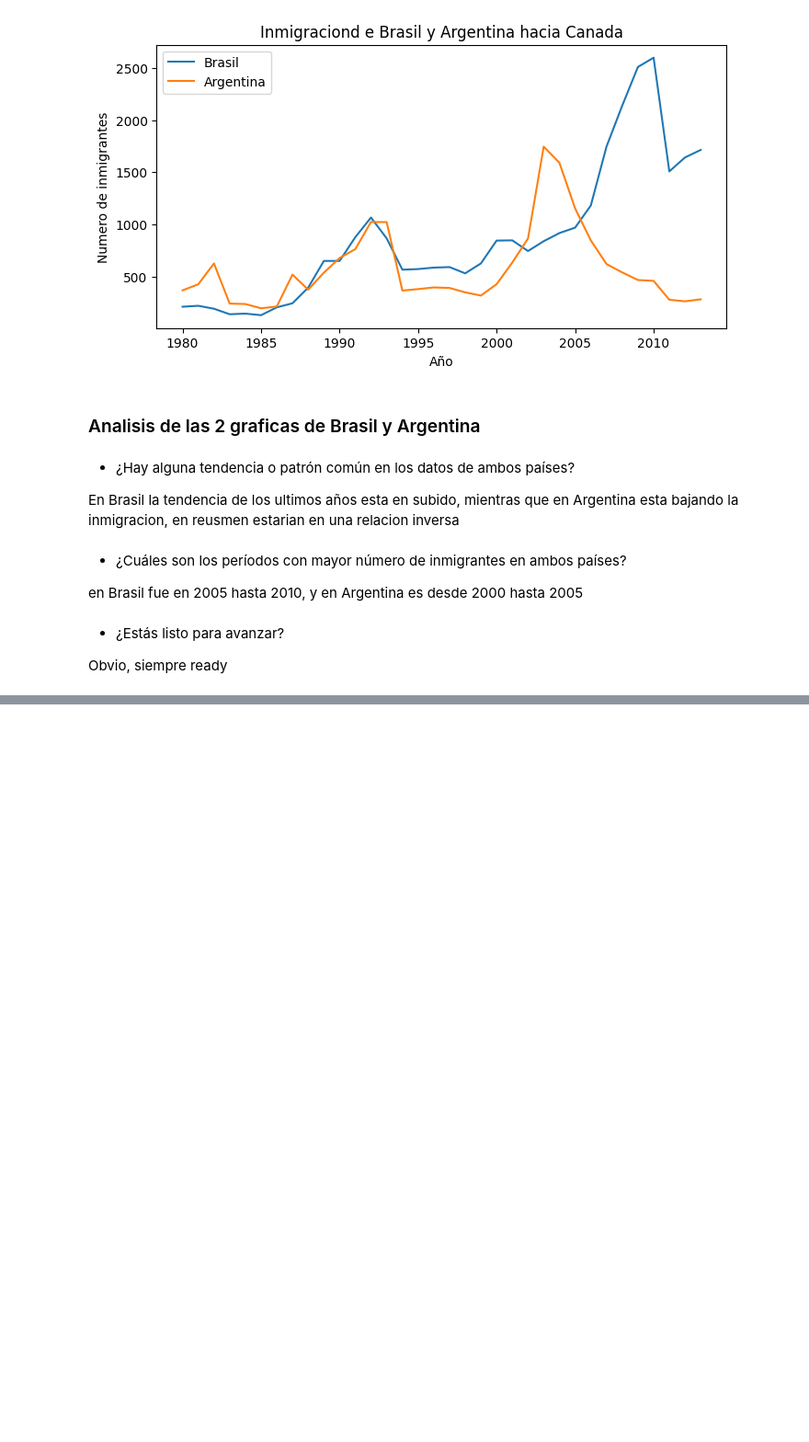
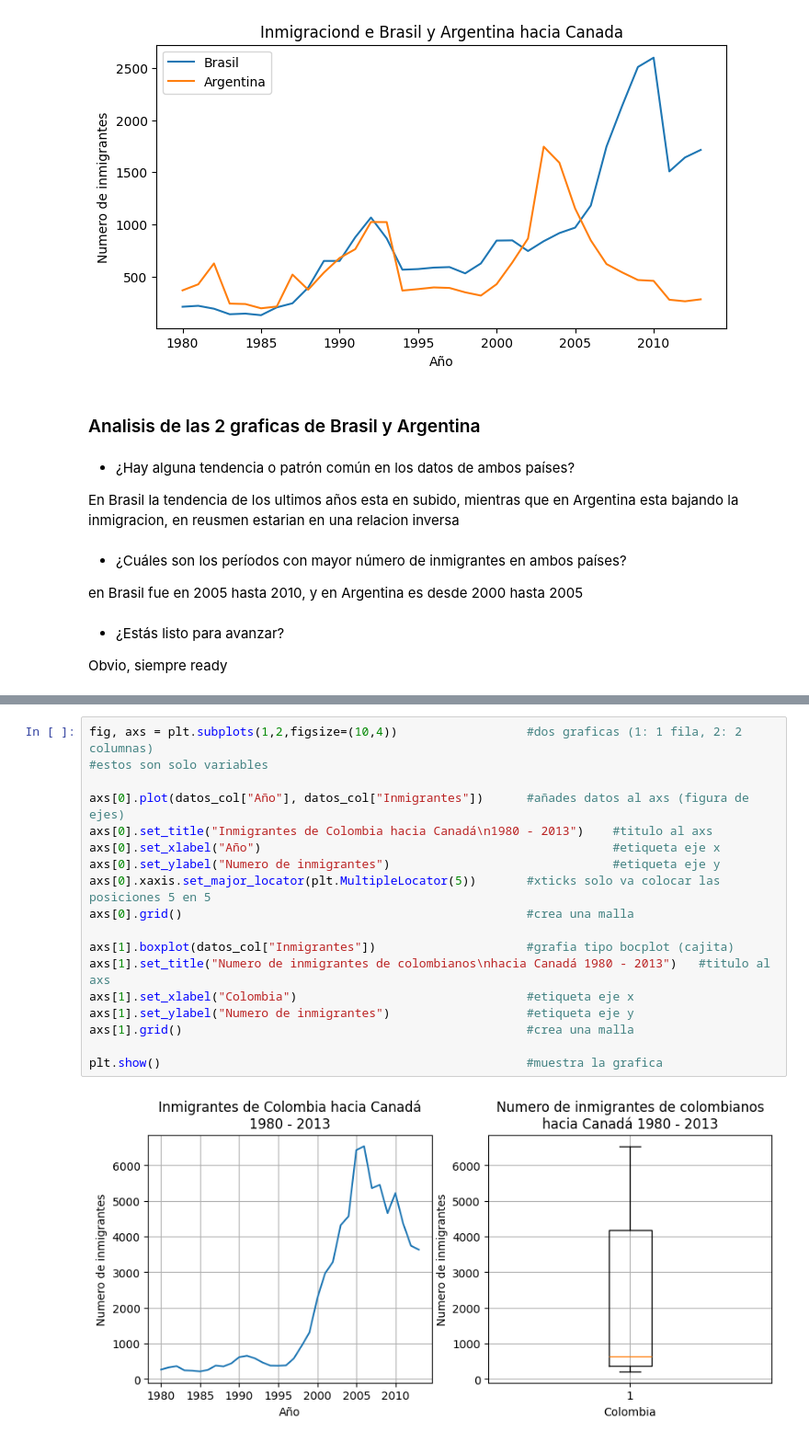
Before and after one commit to Basurero2/Visualizaci0n-de-datos-creando-graficos-con-bibliotecas-de-Python, a Jupyter notebook: Visualización_de_datos_creando_gráficos_con_bibliotecas_de_Python.ipynb, the cells around one changed output, grey strips where cells are left out. Shown at 92% size. Saved outputs shown, nothing was run; the diff lists cells and outputs as text; blank space fills up the shorter version.

```diff
--- a/Visualización_de_datos_creando_gráficos_con_bibliotecas_de_Python.ipynb
+++ b/Visualización_de_datos_creando_gráficos_con_bibliotecas_de_Python.ipynb
@@ -482,0 +506,20 @@ Obvio, siempre ready
+# %%
+fig, axs = plt.subplots(1,2,figsize=(10,4))                  #dos graficas (1: 1 fila, 2: 2 columnas)
+#estos son solo variables
+
+axs[0].plot(datos_col["Año"], datos_col["Inmigrantes"])      #añades datos al axs (figura de ejes)
+axs[0].set_title("Inmigrantes de Colombia hacia Canadá\n1980 - 2013")    #titulo al axs
+axs[0].set_xlabel("Año")                                                 #etiqueta eje x
+axs[0].set_ylabel("Numero de inmigrantes")                               #etiqueta eje y
+axs[0].xaxis.set_major_locator(plt.MultipleLocator(5))       #xticks solo va colocar las posiciones 5 en 5
+axs[0].grid()                                                #crea una malla
+
+axs[1].boxplot(datos_col["Inmigrantes"])                     #grafia tipo bocplot (cajita)
+axs[1].set_title("Numero de inmigrantes de colombianos\nhacia Canadá 1980 - 2013")   #titulo al axs
+axs[1].set_xlabel("Colombia")                                #etiqueta eje x
+axs[1].set_ylabel("Numero de inmigrantes")                   #etiqueta eje y
+axs[1].grid()                                                #crea una malla
+
+plt.show()                                                   #muestra la grafica
+# %% [output]
+[figure, added]
```
Also changed, not shown: parts of 11 cells of this notebook.
